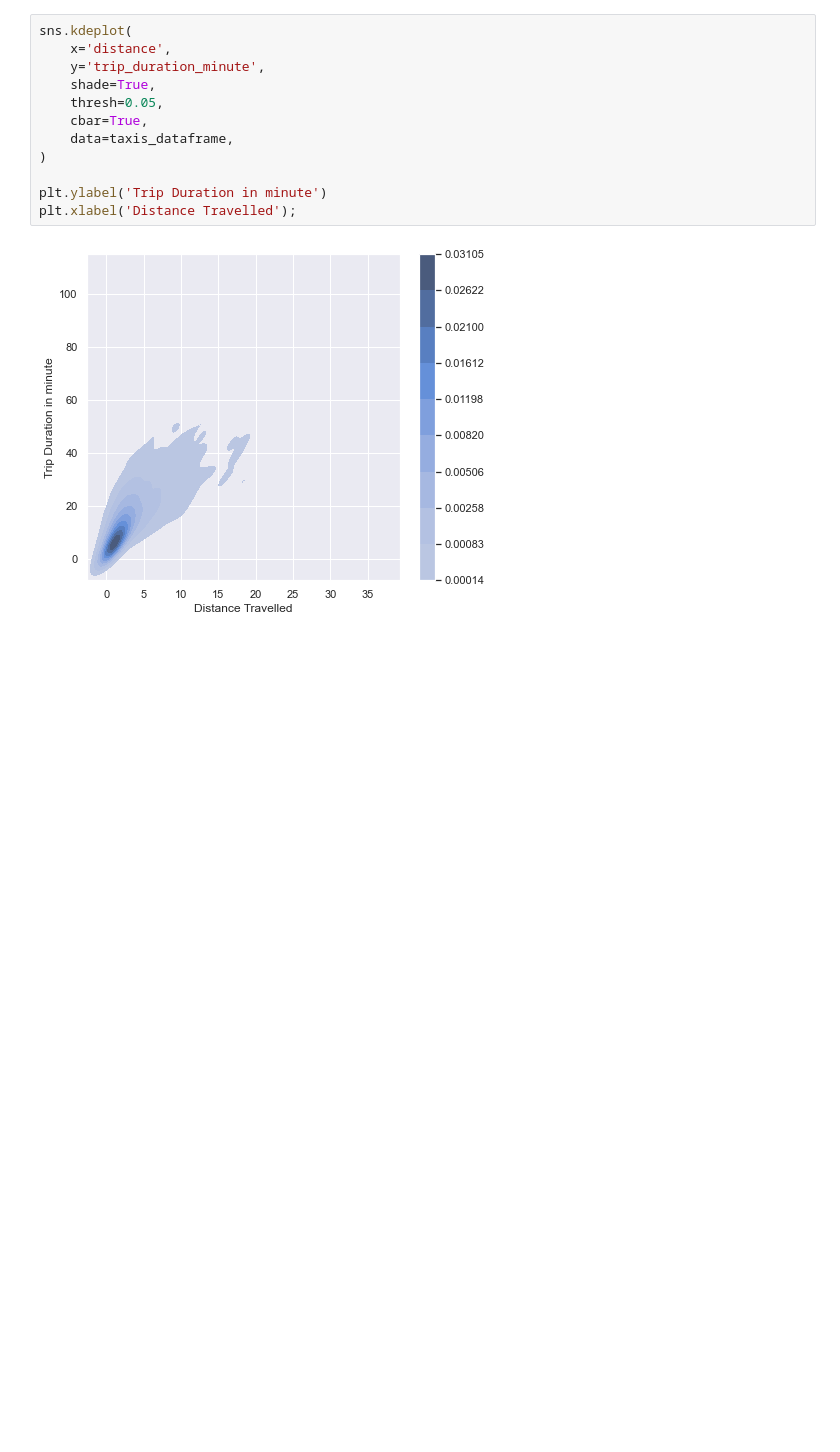
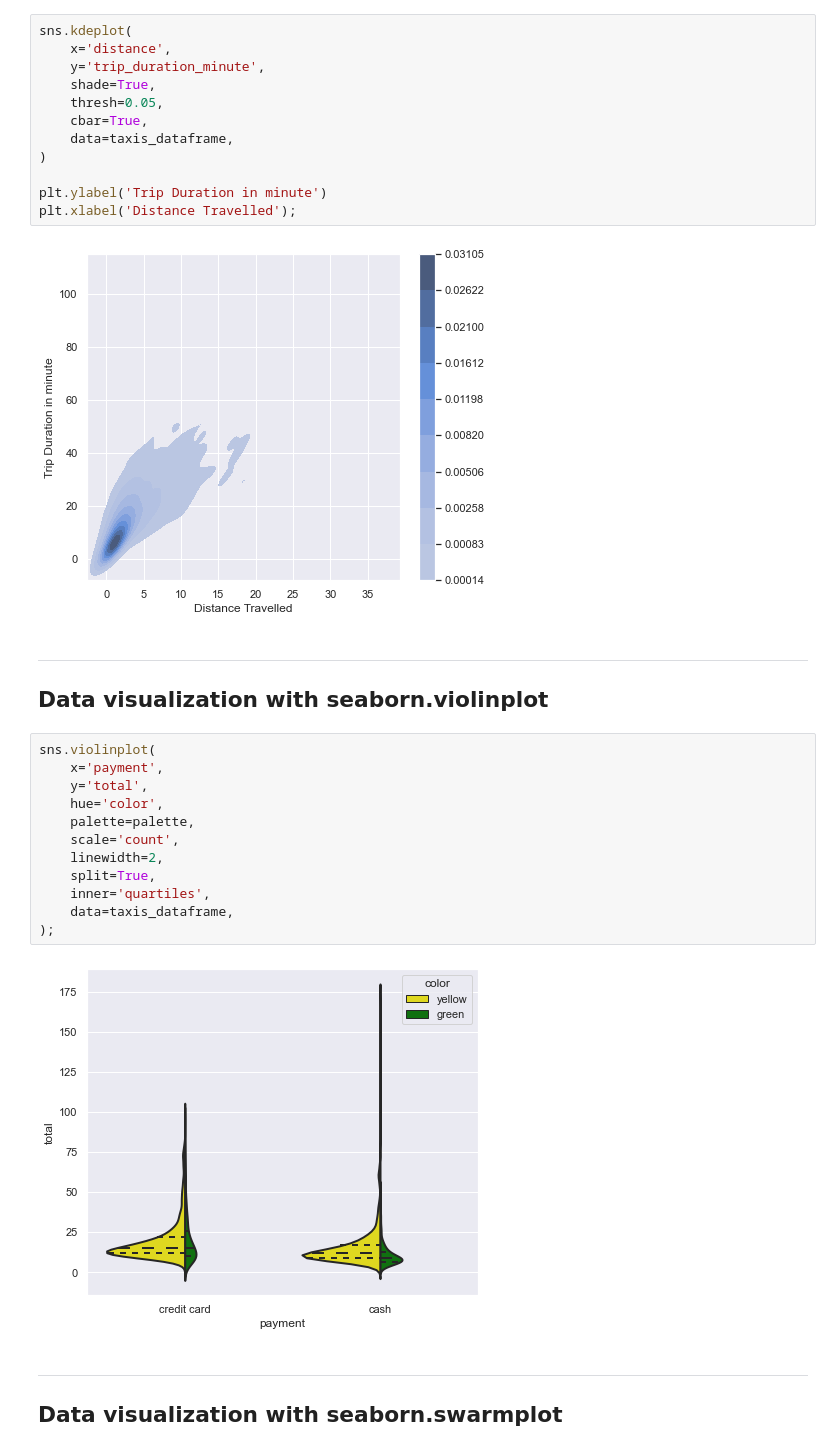
Before and after one commit to hyoaru/dsa-libraries-test, a Jupyter notebook: seaborn.ipynb, the cells around one changed output. Drawn from its saved outputs; the diff is of its cells as text; blank space fills up the shorter version.

Commit message:
[add] visualization with seaborn.violinplot

```diff
--- a/seaborn.ipynb
+++ b/seaborn.ipynb
@@ -240,3 +238,23 @@ plt.ylabel('Trip Duration in minute')
 plt.xlabel('Distance Travelled');
 # %% [output]
 [figure]
+# %% [markdown]
+---
+## Data visualization with seaborn.violinplot
+# %%
+sns.violinplot(
+    x='payment',
+    y='total',
+    hue='color',
+    palette=palette,
+    scale='count',
+    linewidth=2,
+    split=True,
+    inner='quartiles',
+    data=taxis_dataframe,
+);
+# %% [output]
+[figure, added]
+# %% [markdown]
+---
+## Data visualization with seaborn.swarmplot
```
Also changed, not shown: parts of 1 cell of this notebook.
